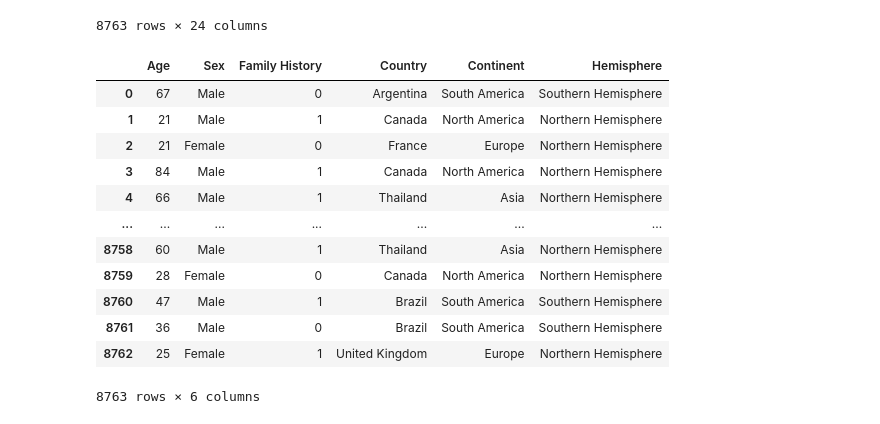
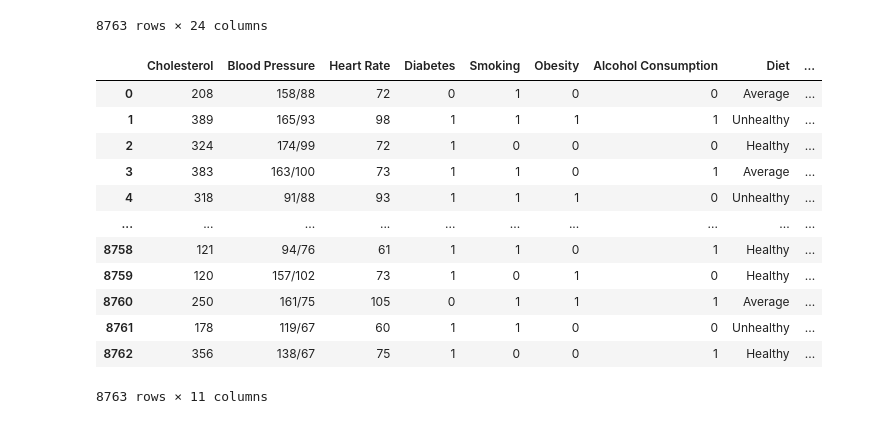
Before and after one commit to EBPaz/Heart_Attack_Prediction, a Jupyter notebook: pre-processing_controlled.ipynb, the cells around one changed output. Saved outputs shown, nothing was run; the diff lists cells and outputs as text; code cells hidden in the pictures.

Commit message:
pre-processing dataframes

```diff
--- a/pre-processing.ipynb
+++ b/pre-processing_controlled.ipynb
@@ -33,21 +35,21 @@ updated_data_df
 | 8761 | 36 | Male | 178 | 119/67 | 60 | 1 | 0 | 1 | 0 | ... |
 | 8762 | 25 | Female | 356 | 138/67 | 75 | 1 | 1 | 0 | 0 | ... |
 8763 rows × 24 columns
-# %%
-# Create the dataset based on all of the uncontrolled variables
-uncontrolled_data_df = updated_data_df[['Age', 'Sex', 'Family History', 'Country', 'Continent', 'Hemisphere']].copy()
-uncontrolled_data_df
-# %% [output]
-|  | Age | Sex | Family History | Country | Continent | Hemisphere |
-| 0 | 67 | Male | 0 | Argentina | South America | Southern Hemisphere |
-| 1 | 21 | Male | 1 | Canada | North America | Northern Hemisphere |
-| 2 | 21 | Female | 0 | France | Europe | Northern Hemisphere |
-| 3 | 84 | Male | 1 | Canada | North America | Northern Hemisphere |
-| 4 | 66 | Male | 1 | Thailand | Asia | Northern Hemisphere |
-| ... | ... | ... | ... | ... | ... | ... |
-| 8758 | 60 | Male | 1 | Thailand | Asia | Northern Hemisphere |
-| 8759 | 28 | Female | 0 | Canada | North America | Northern Hemisphere |
-| 8760 | 47 | Male | 1 | Brazil | South America | Southern Hemisphere |
-| 8761 | 36 | Male | 0 | Brazil | South America | Southern Hemisphere |
-| 8762 | 25 | Female | 1 | United Kingdom | Europe | Northern Hemisphere |
-8763 rows × 6 columns
+# %%
+# Create the dataset based on all of the controlled variables
+controlled_data_df = updated_data_df[['Cholesterol', 'Blood Pressure', 'Heart Rate', 'Diabetes', 'Smoking', 'Obesity','Alcohol Consumption', 'Diet', 'Stress Level', 'Income', 'Heart Attack Risk']].copy()
+controlled_data_df
+# %% [output]
+|  | Cholesterol | Blood Pressure | Heart Rate | Diabetes | Smoking | Obesity | Alcohol Consumption | Diet | ... |
+| 0 | 208 | 158/88 | 72 | 0 | 1 | 0 | 0 | Average | ... |
+| 1 | 389 | 165/93 | 98 | 1 | 1 | 1 | 1 | Unhealthy | ... |
+| 2 | 324 | 174/99 | 72 | 1 | 0 | 0 | 0 | Healthy | ... |
+| 3 | 383 | 163/100 | 73 | 1 | 1 | 0 | 1 | Average | ... |
+| 4 | 318 | 91/88 | 93 | 1 | 1 | 1 | 0 | Unhealthy | ... |
+| ... | ... | ... | ... | ... | ... | ... | ... | ... | ... |
+| 8758 | 121 | 94/76 | 61 | 1 | 1 | 0 | 1 | Healthy | ... |
+| 8759 | 120 | 157/102 | 73 | 1 | 0 | 1 | 0 | Healthy | ... |
+| 8760 | 250 | 161/75 | 105 | 0 | 1 | 1 | 1 | Average | ... |
+| 8761 | 178 | 119/67 | 60 | 1 | 1 | 0 | 0 | Unhealthy | ... |
+| 8762 | 356 | 138/67 | 75 | 1 | 0 | 0 | 1 | Healthy | ... |
+8763 rows × 11 columns
```
Also changed, not shown: parts of 8 cells of this notebook, 1 other file.
